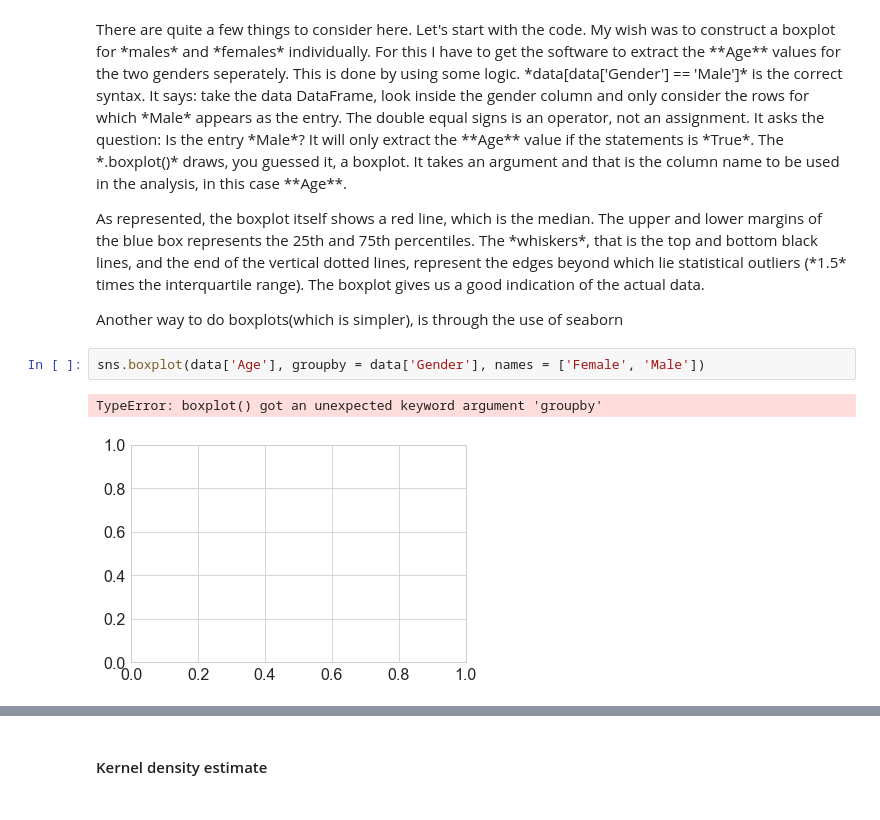
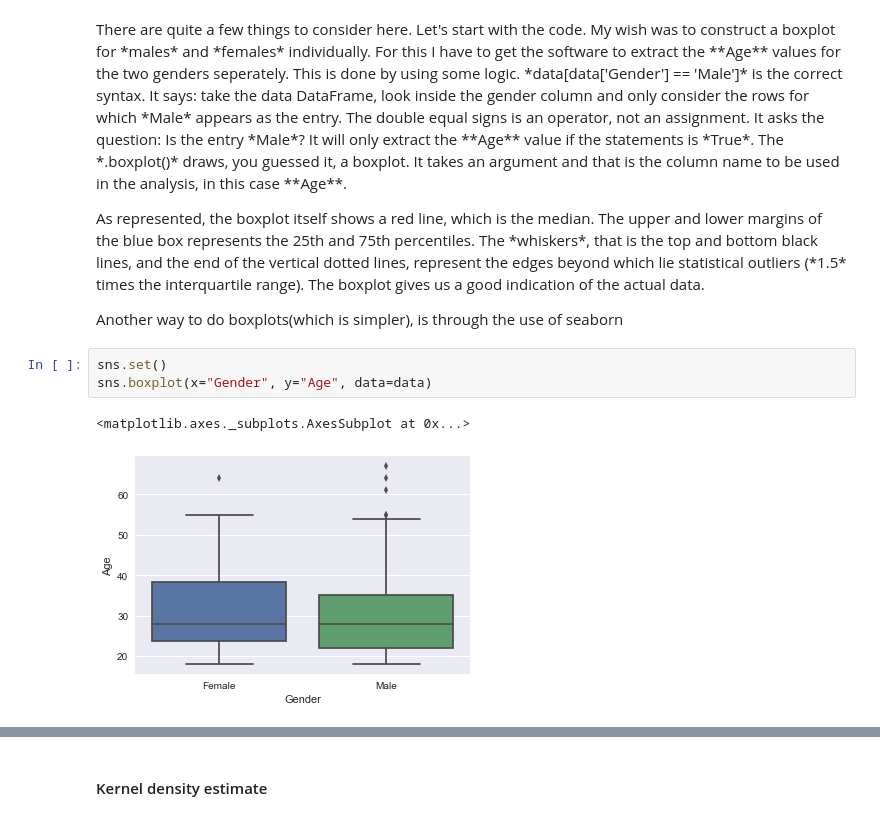
Before and after one commit to falconjs/Archaeopteryx, a Jupyter notebook: Python_for_Medical_Statistics/Chapter05_A_closer_look_at_our_data.ipynb, the cells around one changed output, grey strips where cells are left out. Cells and saved outputs as stored; diff of their text form.

```diff
--- a/Python_for_Medical_Statistics/Chapter05_A_closer_look_at_our_data.ipynb
+++ b/Python_for_Medical_Statistics/Chapter05_A_closer_look_at_our_data.ipynb
@@ -115,8 +115,9 @@ data[data['Gender'] == 'Female'].boxplot(column = 'Age');
 <p>As represented, the boxplot itself shows a red line, which is the median.  The upper and lower margins of the blue box represents the 25th and 75th percentiles. The *whiskers*, that is the top and bottom black lines, and the end of the vertical dotted lines, represent the edges beyond which lie statistical outliers (*1.5* times the interquartile range).  The boxplot gives us a good indication of the actual data.</p>
 
 Another way to do boxplots(which is simpler), is through the use of seaborn
-# %%
-sns.boxplot(data['Age'], groupby = data['Gender'], names = ['Female', 'Male'])
-# %% [output]
-TypeError: boxplot() got an unexpected keyword argument 'groupby'
-[figure, removed]
+# %%
+sns.set()
+sns.boxplot(x="Gender", y="Age", data=data)
+# %% [output]
+<matplotlib.axes._subplots.AxesSubplot at 0x...>
+[figure, added]
```
Also changed, not shown: parts of 6 cells of this notebook, 2 other files.
